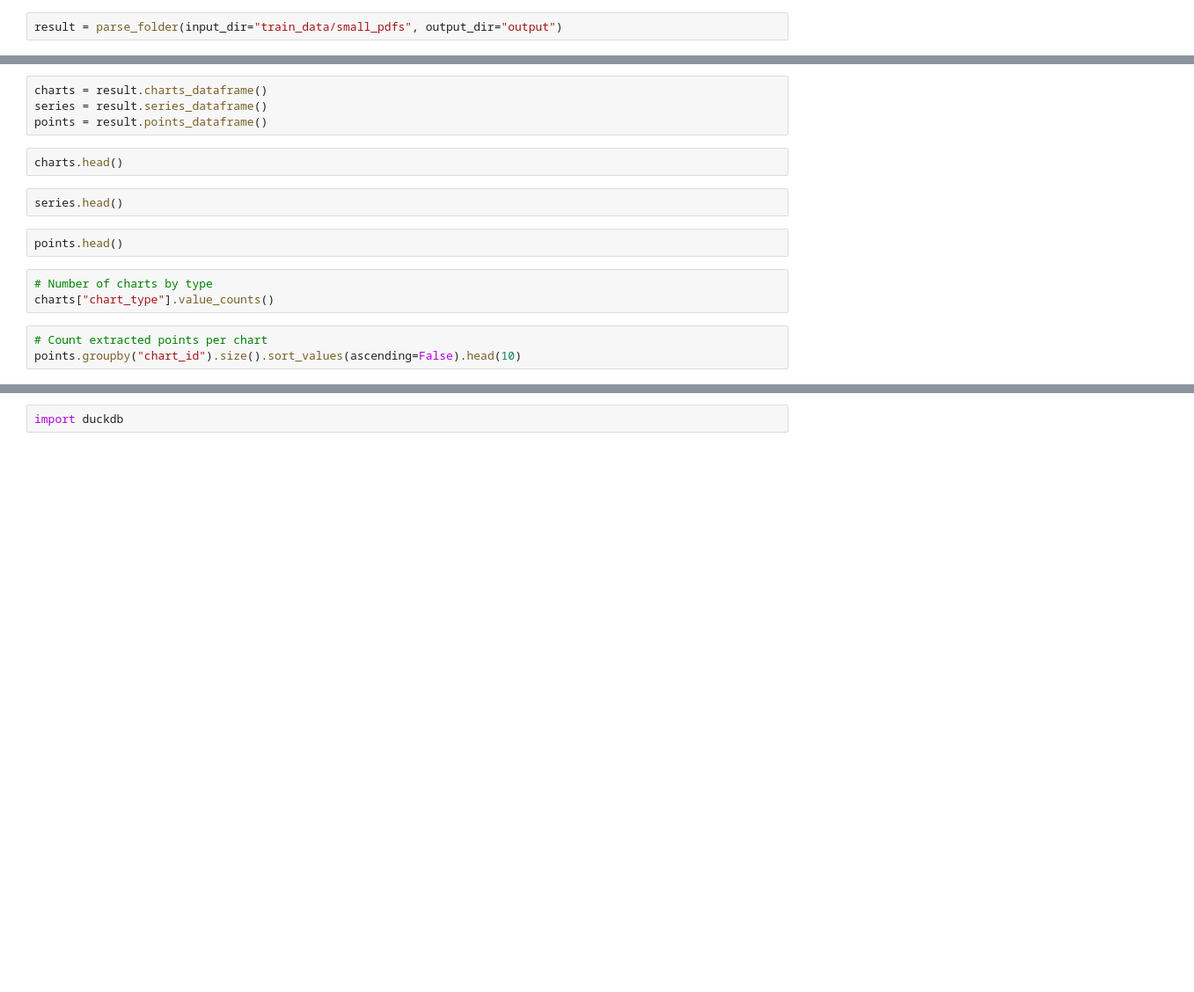
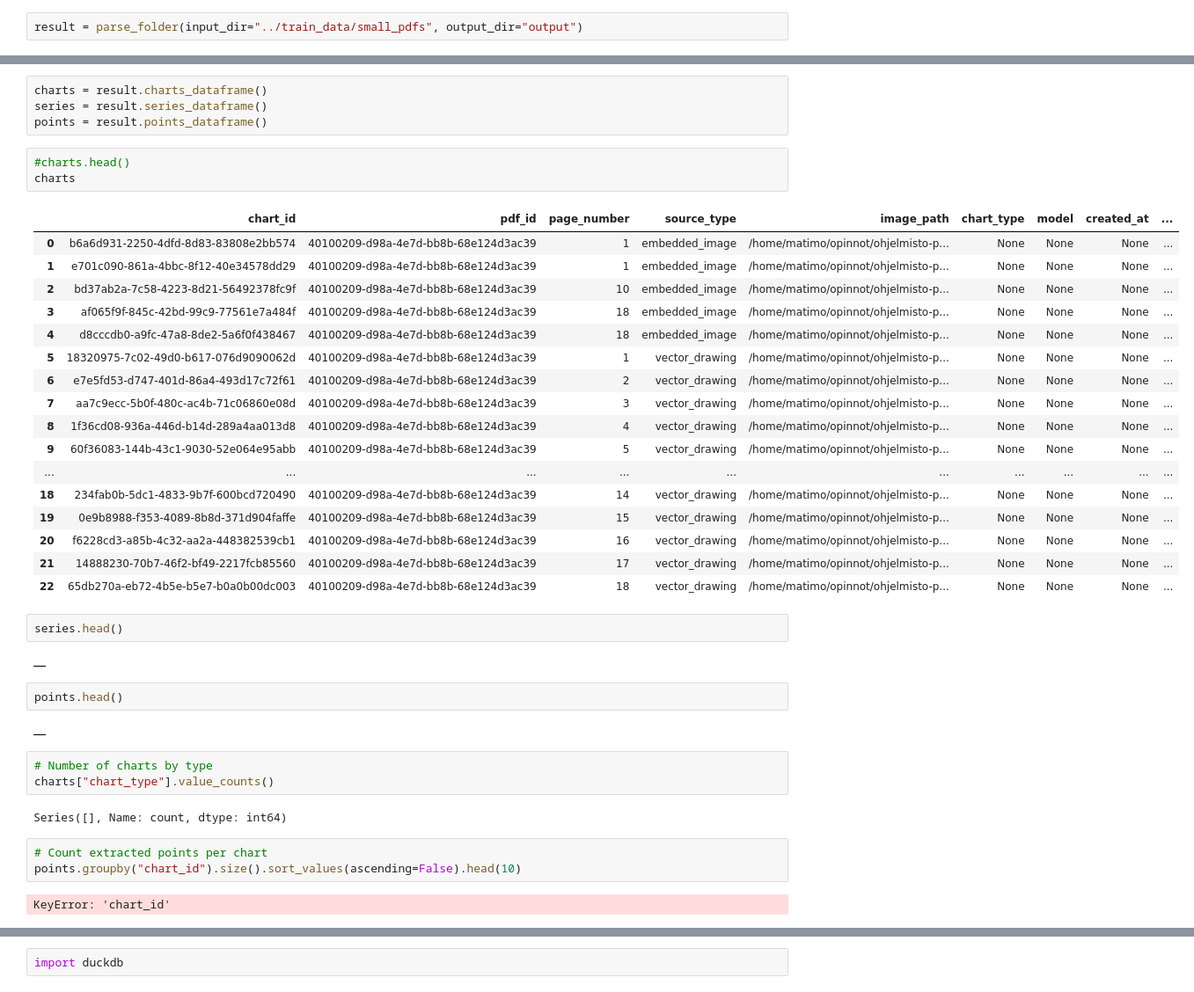
Before and after one commit to Sci-Fi-Parser/Sci-Fi-Parser, a Jupyter notebook: notebooks/API_demonstration.ipynb, the cells around one changed output, grey strips where cells are left out. Shown at 88% size. Drawn from its saved outputs; the diff is of its cells as text; blank space fills up the shorter version.

```diff
--- a/notebooks/API_demonstration.ipynb
+++ b/notebooks/API_demonstration.ipynb
@@ -1,4 +1,4 @@
 # %%
 from sci_fi_parser import parse_folder
 # %%
-result = parse_folder(input_dir="train_data/small_pdfs", output_dir="output")
+result = parse_folder(input_dir="../train_data/small_pdfs", output_dir="output")
@@ -26,17 +73,44 @@ charts = result.charts_dataframe()
 series = result.series_dataframe()
 points = result.points_dataframe()
 # %%
-charts.head()
+#charts.head()
+charts
+# %% [output]
+|  | chart_id | pdf_id | page_number | source_type | image_path | chart_type | model | created_at | ... |
+| 0 | b6a6d931-2250-4dfd-8d83-83808e2bb574 | 40100209-d98a-4e7d-bb8b-68e124d3ac39 | 1 | embedded_image | /home/matimo/opinnot/ohjelmisto-p... | None | None | None | ... |
+| 1 | e701c090-861a-4bbc-8f12-40e34578dd29 | 40100209-d98a-4e7d-bb8b-68e124d3ac39 | 1 | embedded_image | /home/matimo/opinnot/ohjelmisto-p... | None | None | None | ... |
+| 2 | bd37ab2a-7c58-4223-8d21-56492378fc9f | 40100209-d98a-4e7d-bb8b-68e124d3ac39 | 10 | embedded_image | /home/matimo/opinnot/ohjelmisto-p... | None | None | None | ... |
+| 3 | af065f9f-845c-42bd-99c9-77561e7a484f | 40100209-d98a-4e7d-bb8b-68e124d3ac39 | 18 | embedded_image | /home/matimo/opinnot/ohjelmisto-p... | None | None | None | ... |
+| 4 | d8cccdb0-a9fc-47a8-8de2-5a6f0f438467 | 40100209-d98a-4e7d-bb8b-68e124d3ac39 | 18 | embedded_image | /home/matimo/opinnot/ohjelmisto-p... | None | None | None | ... |
+| 5 | 18320975-7c02-49d0-b617-076d9090062d | 40100209-d98a-4e7d-bb8b-68e124d3ac39 | 1 | vector_drawing | /home/matimo/opinnot/ohjelmisto-p... | None | None | None | ... |
+| 6 | e7e5fd53-d747-401d-86a4-493d17c72f61 | 40100209-d98a-4e7d-bb8b-68e124d3ac39 | 2 | vector_drawing | /home/matimo/opinnot/ohjelmisto-p... | None | None | None | ... |
+| 7 | aa7c9ecc-5b0f-480c-ac4b-71c06860e08d | 40100209-d98a-4e7d-bb8b-68e124d3ac39 | 3 | vector_drawing | /home/matimo/opinnot/ohjelmisto-p... | None | None | None | ... |
+| 8 | 1f36cd08-936a-446d-b14d-289a4aa013d8 | 40100209-d98a-4e7d-bb8b-68e124d3ac39 | 4 | vector_drawing | /home/matimo/opinnot/ohjelmisto-p... | None | None | None | ... |
+| 9 | 60f36083-144b-43c1-9030-52e064e95abb | 40100209-d98a-4e7d-bb8b-68e124d3ac39 | 5 | vector_drawing | /home/matimo/opinnot/ohjelmisto-p... | None | None | None | ... |
+| ... | ... | ... | ... | ... | ... | ... | ... | ... | ... |
+| 18 | 234fab0b-5dc1-4833-9b7f-600bcd720490 | 40100209-d98a-4e7d-bb8b-68e124d3ac39 | 14 | vector_drawing | /home/matimo/opinnot/ohjelmisto-p... | None | None | None | ... |
+| 19 | 0e9b8988-f353-4089-8b8d-371d904faffe | 40100209-d98a-4e7d-bb8b-68e124d3ac39 | 15 | vector_drawing | /home/matimo/opinnot/ohjelmisto-p... | None | None | None | ... |
+| 20 | f6228cd3-a85b-4c32-aa2a-448382539cb1 | 40100209-d98a-4e7d-bb8b-68e124d3ac39 | 16 | vector_drawing | /home/matimo/opinnot/ohjelmisto-p... | None | None | None | ... |
+| 21 | 14888230-70b7-46f2-bf49-2217fcb85560 | 40100209-d98a-4e7d-bb8b-68e124d3ac39 | 17 | vector_drawing | /home/matimo/opinnot/ohjelmisto-p... | None | None | None | ... |
+| 22 | 65db270a-eb72-4b5e-b5e7-b0a0b00dc003 | 40100209-d98a-4e7d-bb8b-68e124d3ac39 | 18 | vector_drawing | /home/matimo/opinnot/ohjelmisto-p... | None | None | None | ... |
 # %%
 series.head()
+# %% [output]
+|  |
 # %%
 points.head()
+# %% [output]
+|  |
 # %%
 # Number of charts by type
 charts["chart_type"].value_counts()
+# %% [output]
+Series([], Name: count, dtype: int64)
 # %%
 # Count extracted points per chart
 points.groupby("chart_id").size().sort_values(ascending=False).head(10)
+# %% [output]
+KeyError: 'chart_id'
 # %%
 # Inspect one chart's data
 
```
Also changed, not shown: parts of 6 cells of this notebook, 2 other files.
